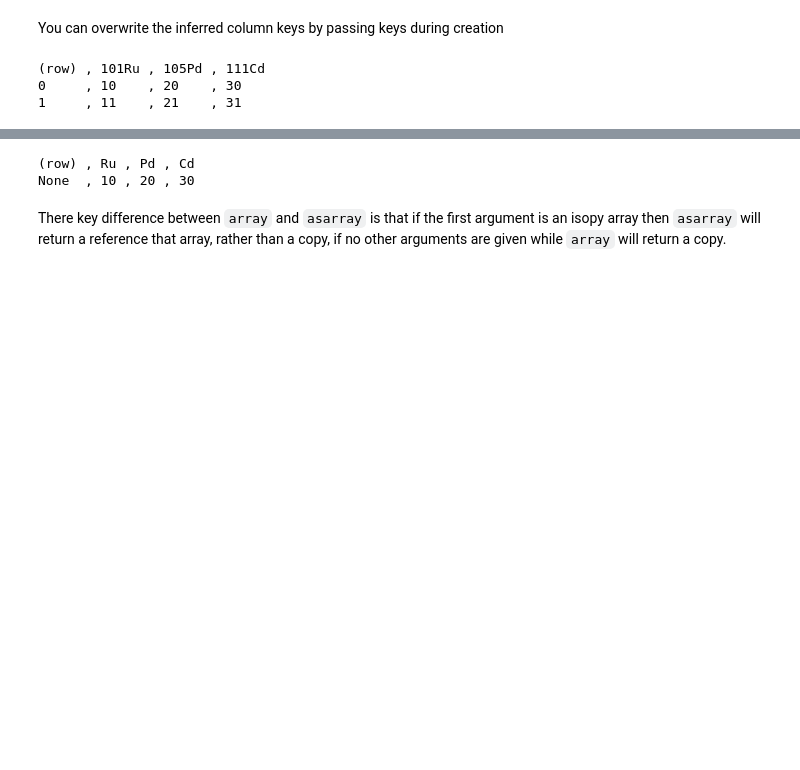
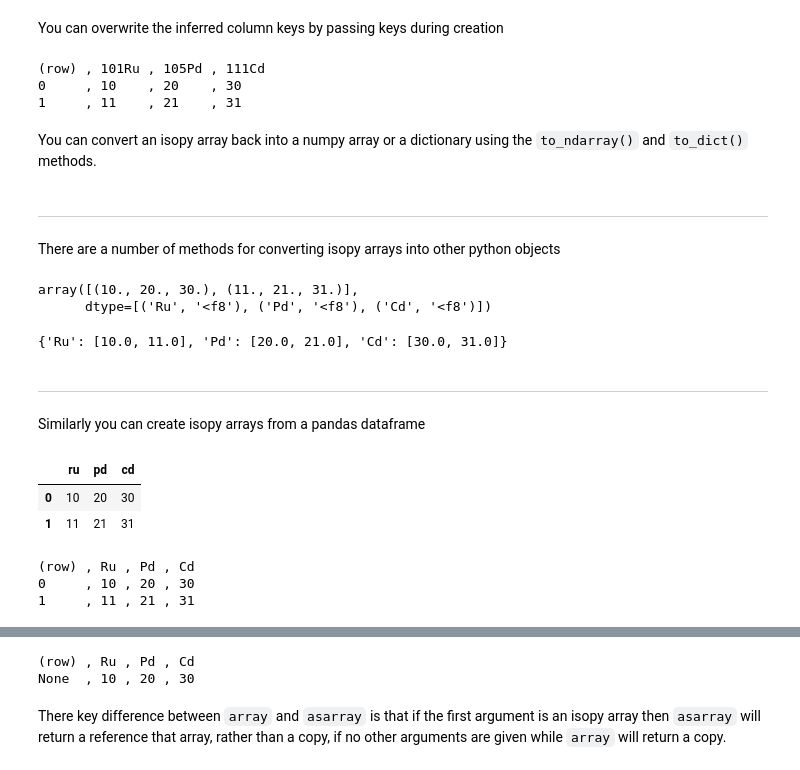
Before and after one commit to mattias-ek/isopy, a Jupyter notebook: docs/tutorials/part2_arrays_dicts.ipynb, the cells around one changed output, grey strips where cells are left out. Cells and saved outputs as stored; diff of their text form; code cells hidden in the pictures; blank space fills up the shorter version.

```diff
--- a/docs/tutorials/part2_arrays_dicts.ipynb
+++ b/docs/tutorials/part2_arrays_dicts.ipynb
@@ -109,3 +110,34 @@ isopy.array(data, ['101ru', '105pd', '111cd'])
 (row) , 101Ru , 105Pd , 111Cd
 0     , 10    , 20    , 30
 1     , 11    , 21    , 31
+# %% [markdown]
+You can convert an isopy array back into a numpy array or a dictionary using the ``to_ndarray()`` and ``to_dict()`` methods.
+# %% [markdown]
+---
+There are a number of methods for converting isopy arrays into other python objects
+# %%
+a = isopy.array(dict(ru = [10, 11], pd= [20, 21], cd = [30, 31]))
+a.to_ndarray() # Converts array into a structured numpy array
+# %% [output]
+array([(10., 20., 30.), (11., 21., 31.)],
+      dtype=[('Ru', '<f8'), ('Pd', '<f8'), ('Cd', '<f8')])
+# %%
+a.to_dict() # Converts array into a dictionary
+# %% [output]
+{'Ru': [10.0, 11.0], 'Pd': [20.0, 21.0], 'Cd': [30.0, 31.0]}
+# %% [markdown]
+---
+Similarly you can create isopy arrays from a pandas dataframe
+# %%
+df = pd.DataFrame(dict(ru = [10, 11], pd= [20, 21], cd = [30, 31]))
+df
+# %% [output]
+|  | ru | pd | cd |
+| 0 | 10 | 20 | 30 |
+| 1 | 11 | 21 | 31 |
+# %%
+isopy.array(df)
+# %% [output]
+(row) , Ru , Pd , Cd
+0     , 10 , 20 , 30
+1     , 11 , 21 , 31
```
Also changed, not shown: parts of 30 cells of this notebook, 28 other files.
